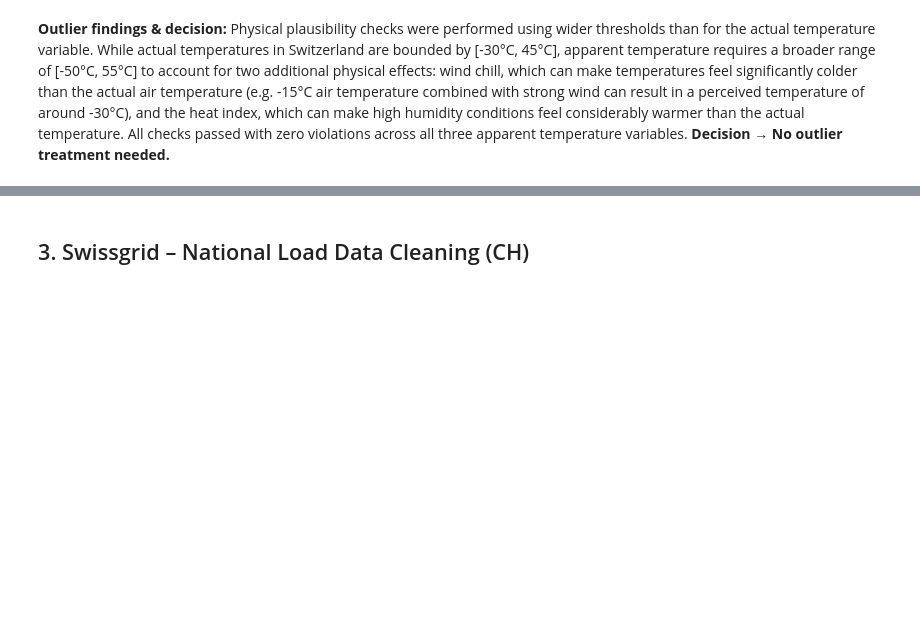
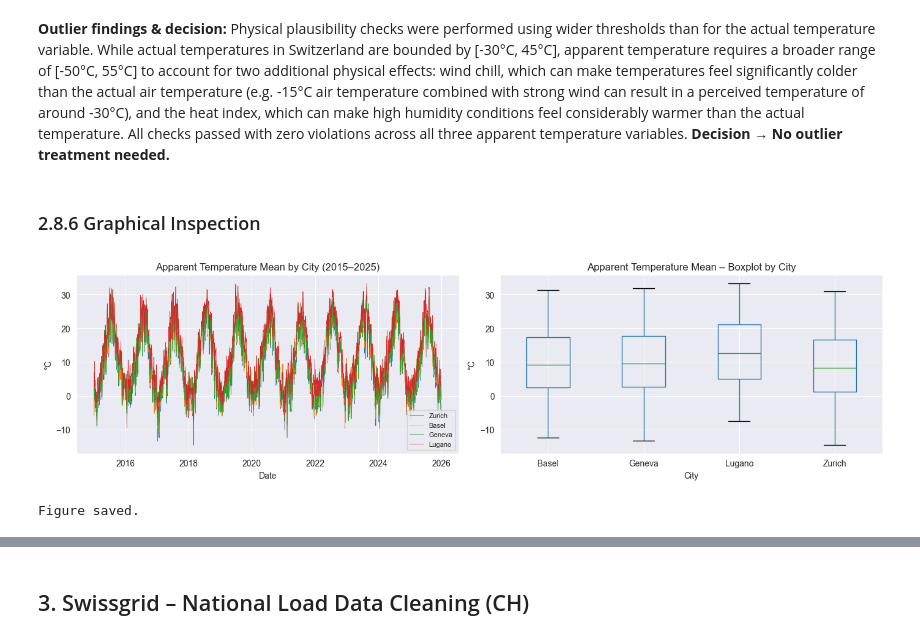
Before and after one commit to joelthedebugger/CIP_FS26_203, a Jupyter notebook: notebooks/02_data_cleaning.ipynb, the cells around one changed output, grey strips where cells are left out. Cells and saved outputs as stored; diff of their text form; code cells hidden in the pictures; blank space fills up the shorter version.

Commit message:
Add apparent temperature cleaning, graphical inspection and merge into weather_clean.csv

```diff
--- a/notebooks/02_data_cleaning.ipynb
+++ b/notebooks/02_data_cleaning.ipynb
@@ -520,3 +520,35 @@ Date range: 2015-01-01 00:00:00 to 2025-12-31 00:00:00
 # %% [markdown]
 **Outlier findings & decision:**
 Physical plausibility checks were performed using wider thresholds than for the actual temperature variable. While actual temperatures in Switzerland are bounded by [-30°C, 45°C], apparent temperature requires a broader range of [-50°C, 55°C] to account for two additional physical effects: wind chill, which can make temperatures feel significantly colder than the actual air temperature (e.g. -15°C air temperature combined with strong wind can result in a perceived temperature of around -30°C), and the heat index, which can make high humidity conditions feel considerably warmer than the actual temperature. All checks passed with zero violations across all three apparent temperature variables. **Decision → No outlier treatment needed.**
+# %% [markdown]
+### 2.8.6 Graphical Inspection
+# %%
+
+
+# --- Plot apparent temperature mean over time for each city ---
+fig, axes = plt.subplots(1, 2, figsize=(14, 4))
+
+# Time series
+for city in df_app['city'].unique():
+    df_city = df_app[df_app['city'] == city]
+    axes[0].plot(df_city['date'], df_city['apparent_temperature_mean'],
+                 linewidth=0.5, label=city)
+axes[0].set_title("Apparent Temperature Mean by City (2015–2025)")
+axes[0].set_ylabel("°C")
+axes[0].set_xlabel("Date")
+axes[0].legend(fontsize=8)
+
+# Boxplot per city
+df_app.boxplot(column='apparent_temperature_mean', by='city', ax=axes[1])
+axes[1].set_title("Apparent Temperature Mean – Boxplot by City")
+axes[1].set_ylabel("°C")
+axes[1].set_xlabel("City")
+
+plt.suptitle("")
+plt.tight_layout()
+plt.savefig("../figures/apparent_temp_overview.png", dpi=150)
+plt.show()
+print("Figure saved.")
+# %% [output]
+[figure, added]
+Figure saved.
```
Also changed, not shown: parts of 8 cells of this notebook, 1 other file.
